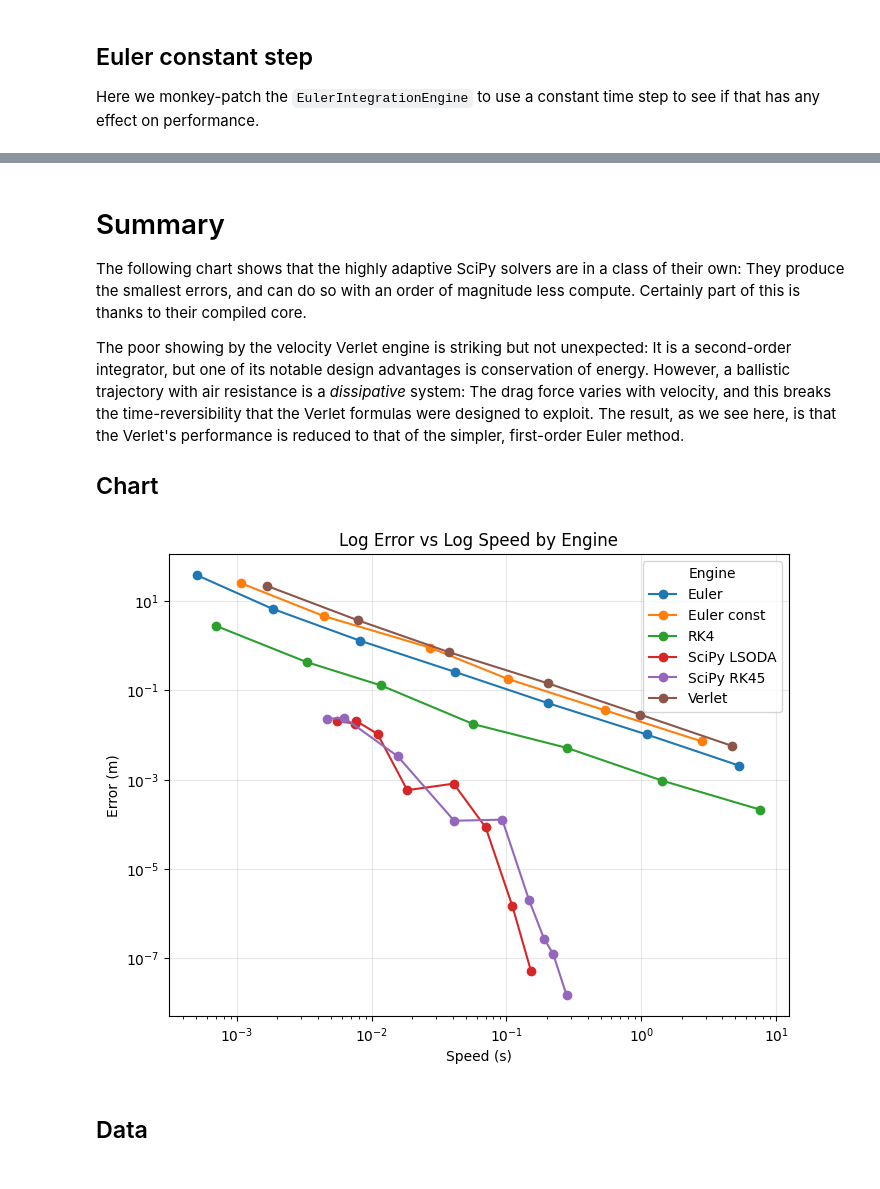
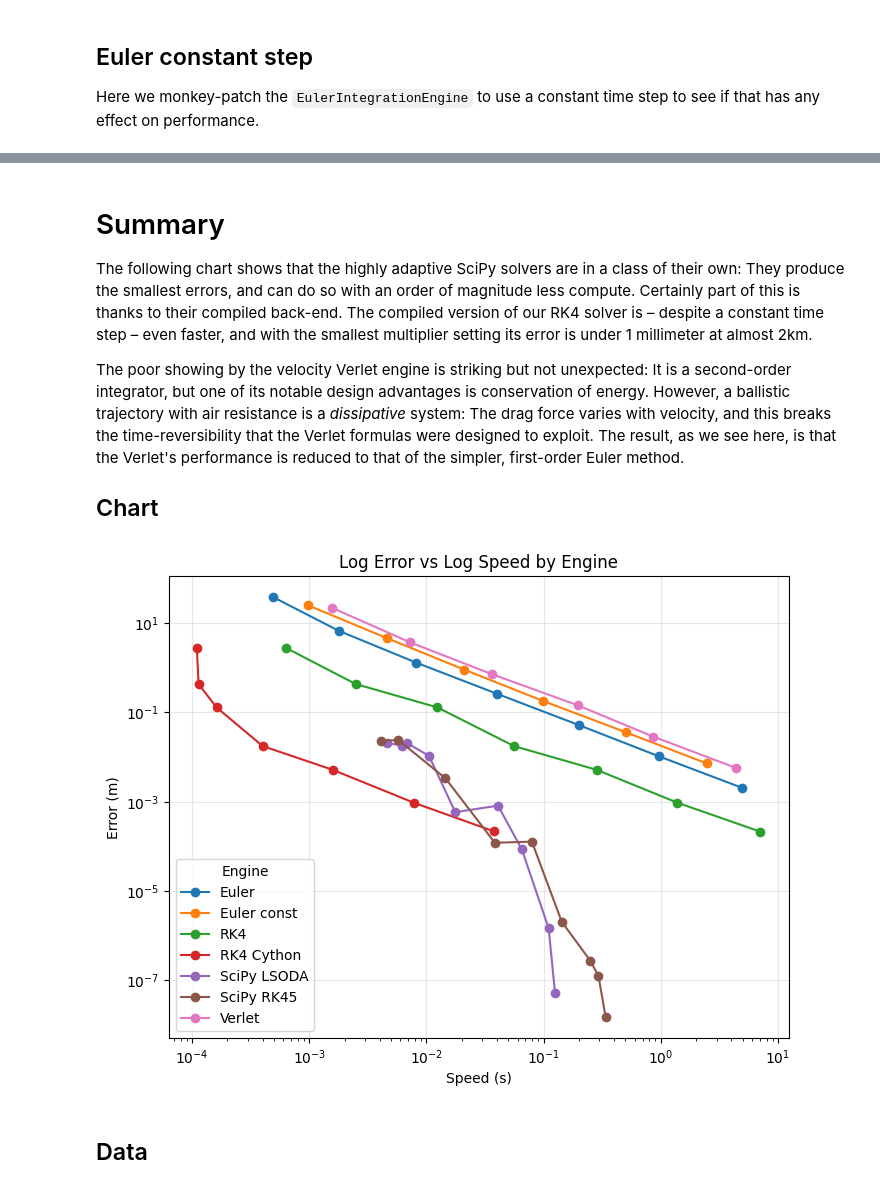
Before and after one commit to o-murphy/py-ballisticcalc, a Jupyter notebook: examples/BenchmarkEngines.ipynb, the cells around one changed output, grey strips where cells are left out. Cells and saved outputs as stored; diff of their text form; code cells hidden in the pictures.

```diff
--- a/examples/BenchmarkEngines.ipynb
+++ b/examples/BenchmarkEngines.ipynb
@@ -65,13 +65,14 @@ reference_row = reference_trajectory.flag(TrajFlag.ZERO_DOWN)
 reference_distance = reference_row.distance
 reference_distance_meter = reference_distance >> Distance.Meter
 def check_error(hit: HitResult, output: bool = False) -> float:
+    """Error is vertical distance from zero at the reference distance."""
     chkpt = hit.get_at_distance(reference_distance)
     if chkpt is not None:
         chk_x = chkpt.distance >> Distance.Meter
         chk_h = chkpt.height >> Distance.Meter
         chk_err = math.sqrt((chk_x-reference_distance_meter)**2 + chk_h**2)
         if output:
-            print(f'At {chkpt.time}s: ({chk_x}, {chk_h})ft ==> Error = {chk_err:.8f}ft')
+            print(f'At {chkpt.time}s: ({chk_x}, {chk_h})m ==> Error = {chk_err:.8f}m')
         return chk_err
     return float('inf')
 
@@ -489,0 +509,9 @@ TODO
+# %%
+step = 5.0
+multiplier = 1.0/step**2
+while multiplier <= 1000.0:
+    err, count, speed = chk_engine('cythonized_rk4_engine', timeit=True, step_multiplier=multiplier)
+    summary.append(('RK4 Cython', multiplier, err, count, speed))
+    multiplier *= step
+df = pd.DataFrame(summary, columns=['Engine', 'Multiplier', 'Error (m)', 'Integration Steps', 'Speed (s)'])
+df[df.Engine == 'RK4 Cython']
@@ -490,27 +534,27 @@ TODO
 # %% [markdown]
 # Summary
 
-The following chart shows that the highly adaptive SciPy solvers are in a class of their own: They produce the smallest errors, and can do so with an order of magnitude less compute.  Certainly part of this is thanks to their compiled core.
+The following chart shows that the highly adaptive SciPy solvers are in a class of their own: They produce the smallest errors, and can do so with an order of magnitude less compute.  Certainly part of this is thanks to their compiled back-end.  The compiled version of our RK4 solver is – despite a constant time step – even faster, and with the smallest multiplier setting its error is under 1 millimeter at almost 2km.
 
 The poor showing by the velocity Verlet engine is striking but not unexpected: It is a second-order integrator, but one of its notable design advantages is conservation of energy. However, a ballistic trajectory with air resistance is a _dissipative_ system: The drag force varies with velocity, and this breaks the time-reversibility that the Verlet formulas were designed to exploit.  The result, as we see here, is that the Verlet's performance is reduced to that of the simpler, first-order Euler method.
 
 ## Chart
 # %%
 from matplotlib import pyplot as plt
-dfplot = pd.DataFrame(summary, columns=['Engine', 'Step Size (s)', 'Error (m)', 'Integration Steps', 'Speed'])
+dfplot = pd.DataFrame(summary, columns=['Engine', 'Multiplier', 'Error (m)', 'Integration Steps', 'Speed'])
 fig, ax = plt.subplots(figsize=(8, 6))
 for engine, group in dfplot.groupby('Engine'):
     ax.plot(group['Speed'], group['Error (m)'], marker='o', label=engine)
 ax.set_xlabel('Speed (s)')
 ax.set_ylabel('Error (m)')
 ax.set_xscale('log')
 ax.set_yscale('log')
 ax.set_title('Log Error vs Log Speed by Engine')
 ax.legend(title='Engine')
 ax.grid(True, which='major', alpha=0.3)
 plt.show()
 # %% [output]
-[figure, old version]
+[figure, new version]
 # %% [markdown]
 ## Data
 # %%
```
Also changed, not shown: parts of 21 cells of this notebook, 4 other files.
